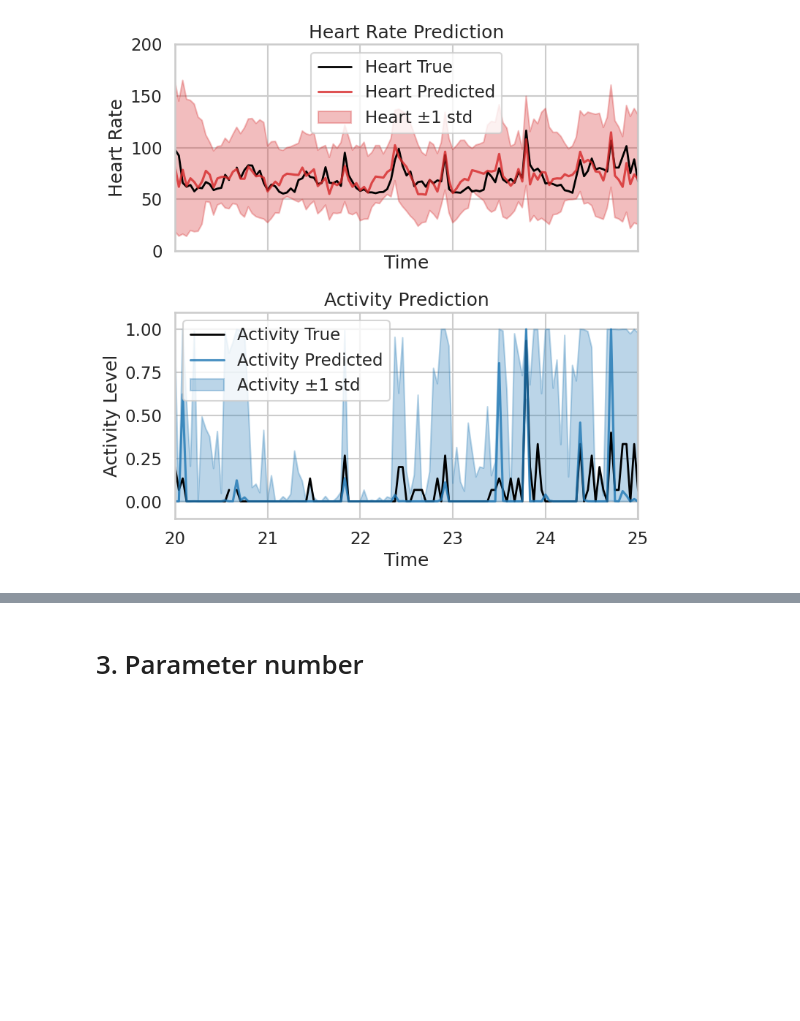
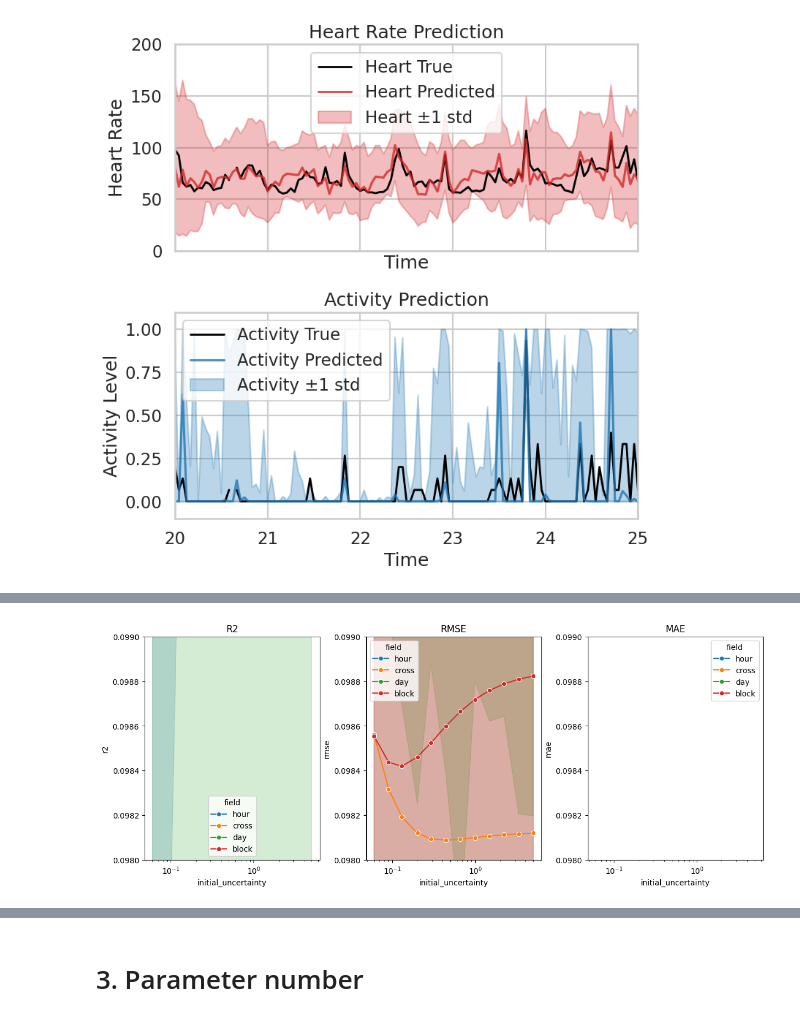
Before and after one commit to Jegmi/cppd-timeseries-forecasting, a Jupyter notebook: revision/1_data_qc.ipynb, the cells around one changed output, grey strips where cells are left out. Saved outputs shown, nothing was run; the diff lists cells and outputs as text; code cells hidden in the pictures; blank space fills up the shorter version.

```diff
--- a/revision/1_data_qc.ipynb
+++ b/revision/1_data_qc.ipynb
@@ -374,0 +877,15 @@ Index(['run', 'hour', 'day', 'time', 'valid_time', 'activity_true',
+# %%
+# activity
+f,axs=explorer.plot_lines(
+        hue='field',
+        x='initial_uncertainty',
+        #marker='o',
+        fixed_conditions={'kernel_hour': 5, 'kernel_day': 5, 'T_eff':40, #'field':'block',
+                          'forecasting_modality': 'a|a',
+                          'task':'activity', 'condition':'all'}
+)
+for ax in axs:
+    ax.set_xscale('log')
+    ax.set_ylim([0.098,0.099])
+# %% [output]
+[figure, added]
```
Also changed, not shown: parts of 41 cells of this notebook, 7 other files.
